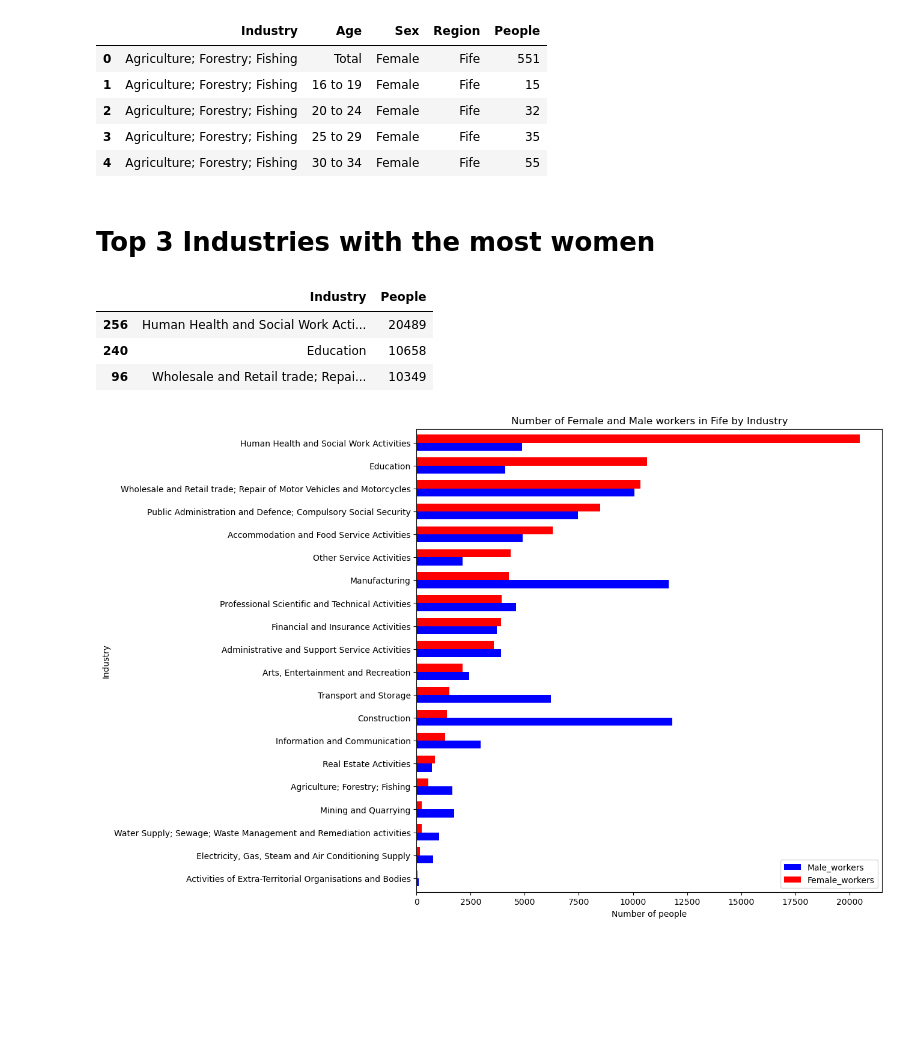
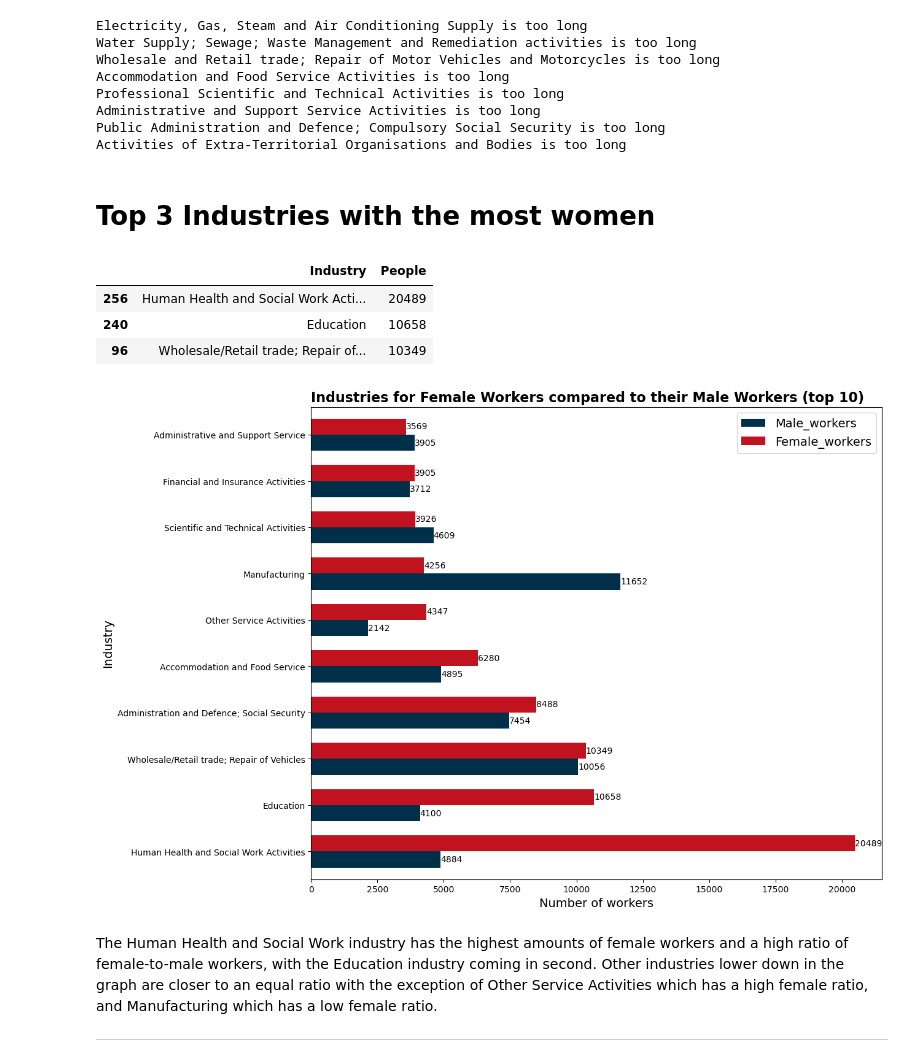
Before and after one commit to ruvans/ac_industry_research, a Jupyter notebook: women-in-local-industries.ipynb, the cells around one changed output. Cells and saved outputs as stored; diff of their text form; code cells hidden in the pictures; blank space fills up the shorter version.

```diff
--- a/women-in-local-industries.ipynb
+++ b/women-in-local-industries.ipynb
@@ -7,12 +15,34 @@ df = pd.read_csv(r"C:\Users\ruthe\Documents Local\Adelphe Connect\fife_industry_
 # %%
-df.head()
+#--- Data clean up ---
+# Remove unpaid/homecarer work
+homecare='Activities of Household as Employers; Undifferentiated Goods - and Services - Producing Activities of Households for Own Use'
+df = df.loc[df['Industry'] != homecare]
+# Shorten industry names
+maximum_character_length=40
+for industry in df['Industry'].unique():
+    if len(industry) > maximum_character_length:
+        print(f"{industry} is too long")
 # %% [output]
-|  | Industry | Age | Sex | Region | People |
-| 0 | Agriculture; Forestry; Fishing | Total | Female | Fife | 551 |
-| 1 | Agriculture; Forestry; Fishing | 16 to 19 | Female | Fife | 15 |
-| 2 | Agriculture; Forestry; Fishing | 20 to 24 | Female | Fife | 32 |
-| 3 | Agriculture; Forestry; Fishing | 25 to 29 | Female | Fife | 35 |
-| 4 | Agriculture; Forestry; Fishing | 30 to 34 | Female | Fife | 55 |
+Electricity, Gas, Steam and Air Conditioning Supply is too long
+Water Supply; Sewage; Waste Management and Remediation activities is too long
+Wholesale and Retail trade; Repair of Motor Vehicles and Motorcycles is too long
+Accommodation and Food Service Activities is too long
+Professional Scientific and Technical Activities is too long
+Administrative and Support Service Activities is too long
+Public Administration and Defence; Compulsory Social Security is too long
+Activities of Extra-Territorial Organisations and Bodies is too long
+# %%
+industry_replace = {"Electricity, Gas, Steam and Air Conditioning Supply" : "Electricity, Gas, Steam and AC Supply",
+                   "Water Supply; Sewage; Waste Management and Remediation activities" : "Water Supply; Sewage; Waste Management",
+                   "Wholesale and Retail trade; Repair of Motor Vehicles and Motorcycles" : "Wholesale/Retail trade; Repair of Vehicles",
+                   "Accommodation and Food Service Activities" : "Accommodation and Food Service",
+                   "Professional Scientific and Technical Activities" : "Scientific and Technical Activities",
+                   "Administrative and Support Service Activities" : "Administrative and Support Service",
+                   "Public Administration and Defence; Compulsory Social Security": "Administration and Defence; Social Security",
+                   "Activities of Extra-Territorial Organisations and Bodies" : "Activities of Extra-Territorial Orgs"}
+
+for i in industry_replace:
+    df['Industry'] = df['Industry'].replace(i, industry_replace[i], regex=True)
 # %% [markdown]
 # Top 3 Industries with the most women
 # %%
@@ -21,7 +51,7 @@ df.loc[(df['Age'] == 'Total') & (df['Sex'] == 'Female')].sort_values(by='People'
 |  | Industry | People |
 | 256 | Human Health and Social Work Acti... | 20489 |
 | 240 | Education | 10658 |
-| 96 | Wholesale and Retail trade; Repai... | 10349 |
+| 96 | Wholesale/Retail trade; Repair of... | 10349 |
 # %%
 # Make dataframe of just the totals for each industry and sex
 # We will separate the Sex column into two new columns: Female_workers and Male_workers
@@ -30,19 +60,24 @@ industry_totals.rename(columns={'People': 'Female_workers'}, inplace=True)
 industry_totals.set_index('Industry', inplace=True)
 industry_totals = pd.merge(industry_totals, df.loc[(df['Sex'] == 'Male') & (df['Age'] == 'Total')][['Industry', 'People']].set_index('Industry'),left_index=True,right_index=True, how='outer')
 industry_totals.rename(columns={'People':'Male_workers'}, inplace=True)
-# Remove homecarer work
-industry_totals.drop('Activities of Household as Employers; Undifferentiated Goods - and Services - Producing Activities of Households for Own Use', inplace=True)
 # %%
-fig, ax = plt.subplots(figsize=(10,10))
+fig, ax = plt.subplots(figsize=(12,10))
 
-industry_totals.sort_values(by='Female_workers', ascending=True, inplace=True)
-industry_totals.plot.barh(width=0.7, y=['Male_workers', 'Female_workers'], stacked=False, ax=ax, color={"Female_workers": "red", "Male_workers": "blue"})
-
-ax.set_title('Number of Female and Male workers in Fife by Industry')
-ax.set_ylabel('Industry')
-ax.set_xlabel('Number of people')
-ax.legend()
-
+industry_totals.sort_values(by='Female_workers', ascending=False, inplace=True)
+industry_totals.head(10).plot.barh(width=0.7, y=['Male_workers', 'Female_workers'], stacked=False,
+                                   ax=ax, color={"Female_workers": "#c1121f", "Male_workers": "#003049"})
+ax.set_title('Industries for Female Workers compared to their Male Workers (top 10)', fontsize=16, fontweight='bold', loc='left')
+ax.set_ylabel('Industry', fontsize=14)
+ax.set_xlabel('Number of workers', fontsize=14)
+ax.bar_label(ax.containers[0])# Add bar numbers for male bars
+ax.bar_label(ax.containers[1])# Add bar number for female bars
+ax.legend( fontsize=14)
+plt.savefig('top10_Female_Industries.png', dpi=300, bbox_inches='tight')
 plt.show()
 # %% [output]
-[figure, old version]
+[figure, new version]
+# %% [markdown]
+The Human Health and Social Work industry has the highest amounts of female workers and a high ratio of female-to-male workers, with the Education industry coming in second.
+Other industries lower down in the graph are closer to an equal ratio with the exception of Other Service Activities which has a high female ratio, and Manufacturing which has a low female ratio.
+
+---
```
Also changed, not shown: parts of 10 cells of this notebook, 4 other files.
